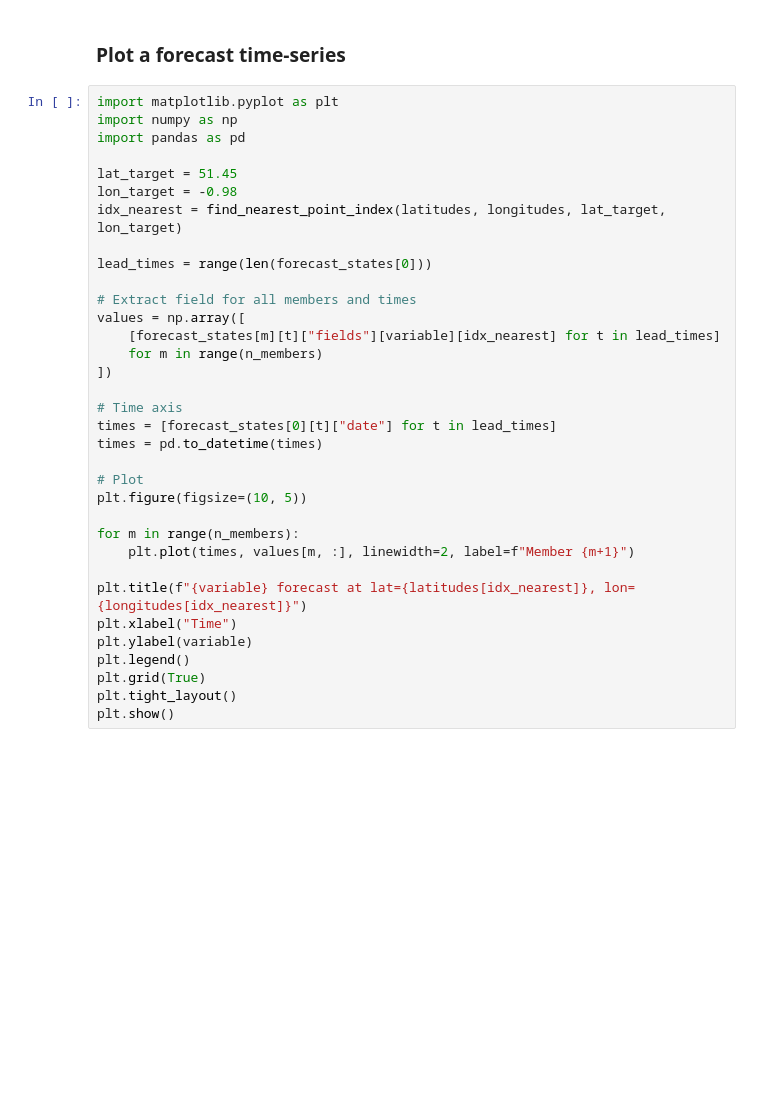
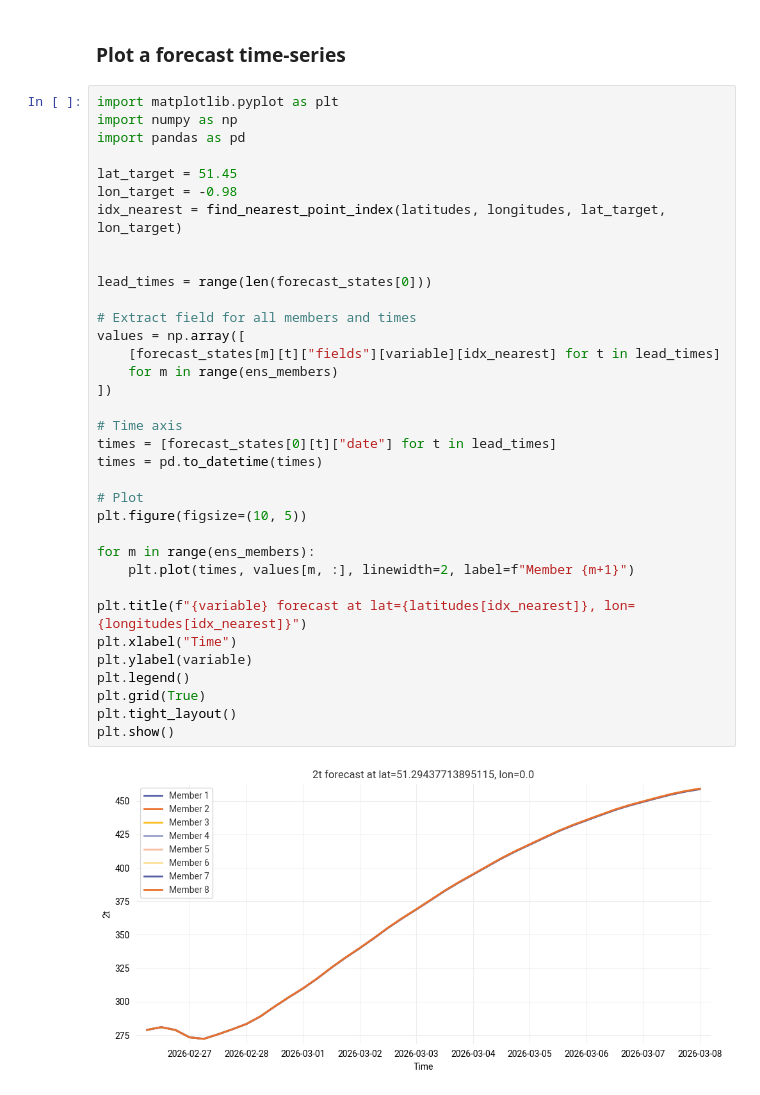
Before and after one commit to ecmwf-training/2026-ml-destine-training, a Jupyter notebook: 5-Anemoi/inference_your_ckpt_o48.ipynb, the cells around one changed output. Cells and saved outputs as stored; diff of their text form; blank space fills up the shorter version.

```diff
--- a/5-Anemoi/inference_your_ckpt_o48.ipynb
+++ b/5-Anemoi/inference_your_ckpt_o48.ipynb
@@ -191,32 +210,35 @@ import matplotlib.pyplot as plt
 import numpy as np
 import pandas as pd
 
 lat_target = 51.45
 lon_target = -0.98
 idx_nearest = find_nearest_point_index(latitudes, longitudes, lat_target, lon_target)
 
+
 lead_times = range(len(forecast_states[0]))
 
 # Extract field for all members and times
 values = np.array([
     [forecast_states[m][t]["fields"][variable][idx_nearest] for t in lead_times]
-    for m in range(n_members)
+    for m in range(ens_members)
 ])
 
 # Time axis
 times = [forecast_states[0][t]["date"] for t in lead_times]
 times = pd.to_datetime(times)
 
 # Plot
 plt.figure(figsize=(10, 5))
 
-for m in range(n_members):
+for m in range(ens_members):
     plt.plot(times, values[m, :], linewidth=2, label=f"Member {m+1}")
 
 plt.title(f"{variable} forecast at lat={latitudes[idx_nearest]}, lon={longitudes[idx_nearest]}")
 plt.xlabel("Time")
 plt.ylabel(variable)
 plt.legend()
 plt.grid(True)
 plt.tight_layout()
 plt.show()
+# %% [output]
+[figure, added]
```
Also changed, not shown: parts of 8 cells of this notebook, 1 other file.
